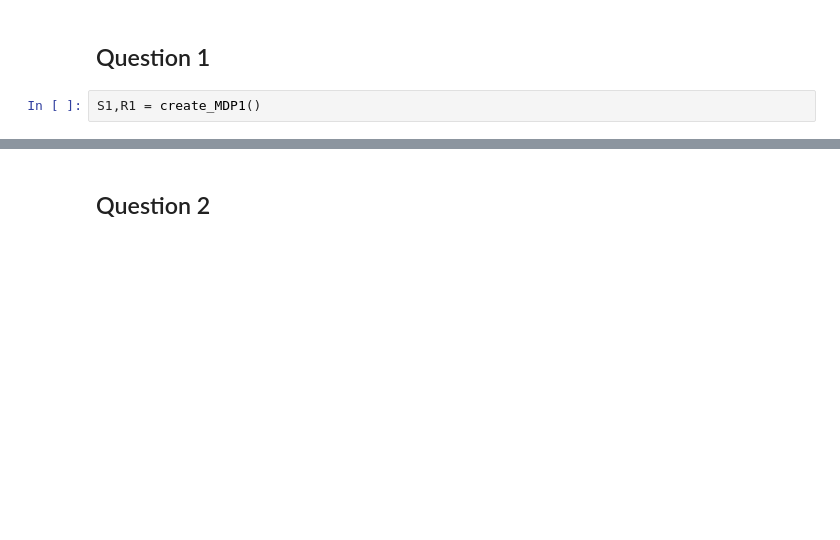
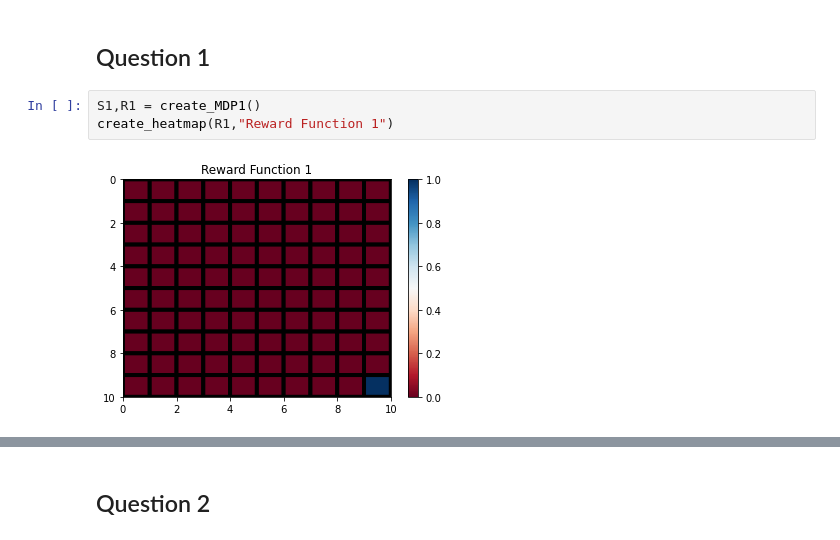
Before and after one commit to mlpotter/ECENGR232E-80, a Jupyter notebook: project_3/project3_MLP.ipynb, the cells around one changed output, grey strips where cells are left out. Drawn from its saved outputs; the diff is of its cells as text; blank space fills up the shorter version.

```diff
--- a/project_3/project3_MLP.ipynb
+++ b/project_3/project3_MLP.ipynb
@@ -329,5 +339,8 @@ def linear_solve_IRL(environment,bs,c,Ds):
 ## Question 1
 # %%
 S1,R1 = create_MDP1()
+create_heatmap(R1,"Reward Function 1")
+# %% [output]
+[figure, added]
 # %%
 S2,R2 = create_MDP2()
```
Also changed, not shown: parts of 11 cells of this notebook.
